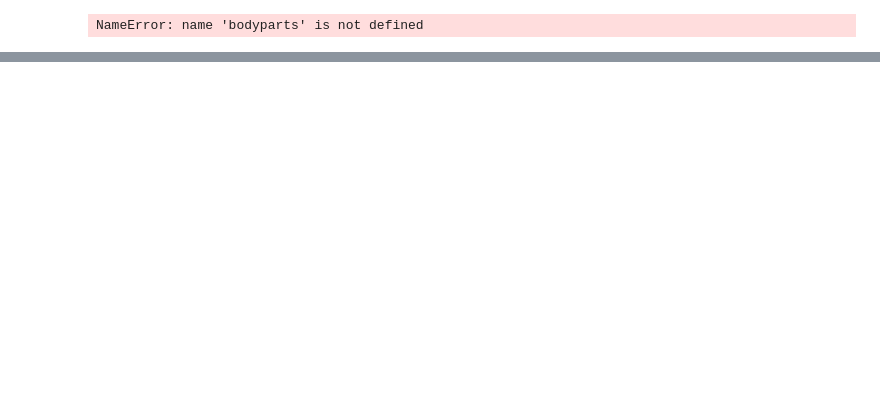
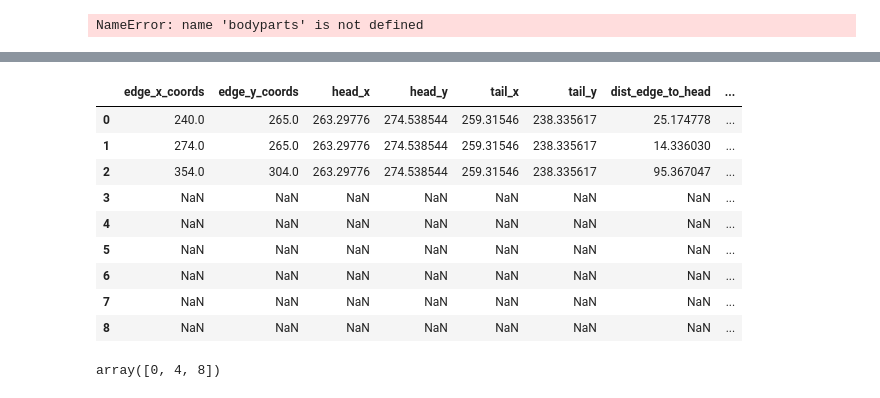
Before and after one commit to leonkontorovich/centerline_behavior_annotation, a Jupyter notebook: centerline/dev/Determine_Head_Tail.ipynb, the cells around one changed output, grey strips where cells are left out. Saved outputs shown, nothing was run; the diff lists cells and outputs as text; code cells hidden in the pictures; blank space fills up the shorter version.

Commit message:
trying to get the correct coordinates with dataframes

```diff
--- a/centerline/dev/Determine_Head_Tail.ipynb
+++ b/centerline/dev/Determine_Head_Tail.ipynb
@@ -218,0 +303,25 @@ min_sum[0][0]
+# %%
+#create a dataframe which will contain all the info
+df=pd.DataFrame()
+# %%
+total_sum=[]
+#loop through every ending/edge
+for i, (x,y) in enumerate(edge_coords):
+
+    df.loc[i, 'edge_x_coords']=x
+    df.loc[i, 'edge_y_coords']=y
+    #store head and tail position
+    df.loc[i, 'head_x']=x_head[idx]
+    df.loc[i, 'head_y']=y_head[idx]
+
+
+    df.loc[i, 'tail_x']=x_tail[idx]
+    df.loc[i, 'tail_y']=y_tail[idx]
+
+    #calculate the distance from that ending to the body part
+    df.loc[i, 'dist_edge_to_head'] = math.hypot(x - x_head[idx], y - y_head[idx])
+    df.loc[i, 'dist_edge_to_tail'] = math.hypot(x - x_tail[idx], y - y_tail[idx])
+#     print('x:', x, ' y:', y)
+#     print('distance from point ', i, 'to head ', dist_head)
+#     print('distance from point ', i, 'to tail ', dist_tail)
+#     total_sum.append(dist_head+dist_tail)
@@ -218,0 +335,4 @@ min_sum[0][0]
+# %%
+somelists = [
+   df.loc[:,'dist_edge_to_head'],
+   df.loc[:,'dist_edge_to_tail']]
@@ -218,0 +350,8 @@ min_sum[0][0]
+# %%
+
+
+for i, (dist1,dist2) in enumerate(itertools.product(*somelists)):
+    print(i,x,y)
+    df.loc[i,'dist1']=dist1
+    df.loc[i,'dist2']=dist2
+    df.loc[i,'distance sum']=dist1+dist2 #name it something better
@@ -218,0 +368,18 @@ min_sum[0][0]
+# %%
+df
+# %% [output]
+|  | edge_x_coords | edge_y_coords | head_x | head_y | tail_x | tail_y | dist_edge_to_head | ... |
+| 0 | 240.0 | 265.0 | 263.29776 | 274.538544 | 259.31546 | 238.335617 | 25.174778 | ... |
+| 1 | 274.0 | 265.0 | 263.29776 | 274.538544 | 259.31546 | 238.335617 | 14.336030 | ... |
+| 2 | 354.0 | 304.0 | 263.29776 | 274.538544 | 259.31546 | 238.335617 | 95.367047 | ... |
+| 3 | NaN | NaN | NaN | NaN | NaN | NaN | NaN | ... |
+| 4 | NaN | NaN | NaN | NaN | NaN | NaN | NaN | ... |
+| 5 | NaN | NaN | NaN | NaN | NaN | NaN | NaN | ... |
+| 6 | NaN | NaN | NaN | NaN | NaN | NaN | NaN | ... |
+| 7 | NaN | NaN | NaN | NaN | NaN | NaN | NaN | ... |
+| 8 | NaN | NaN | NaN | NaN | NaN | NaN | NaN | ... |
+# %%
+bad_ones=np.arange(0, len(result), len(distances_tail)+1)
+bad_ones
+# %% [output]
+array([0, 4, 8])
```
Also changed, not shown: parts of 49 cells of this notebook.
